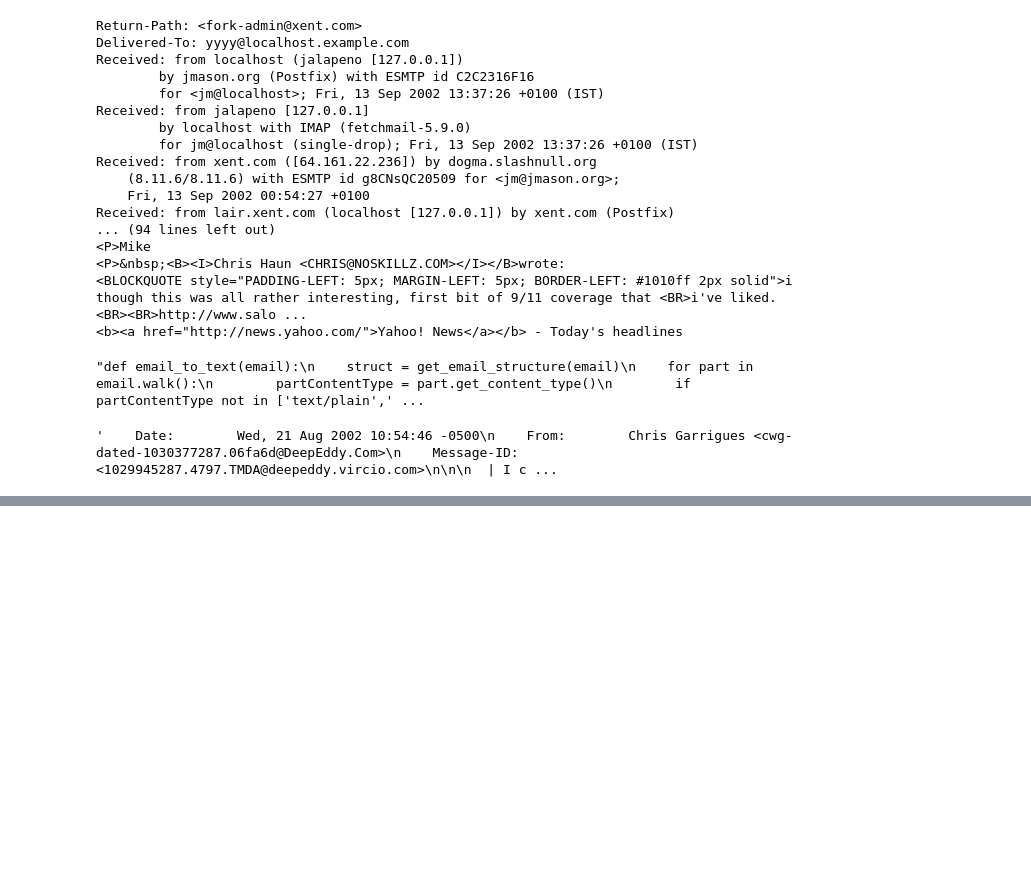
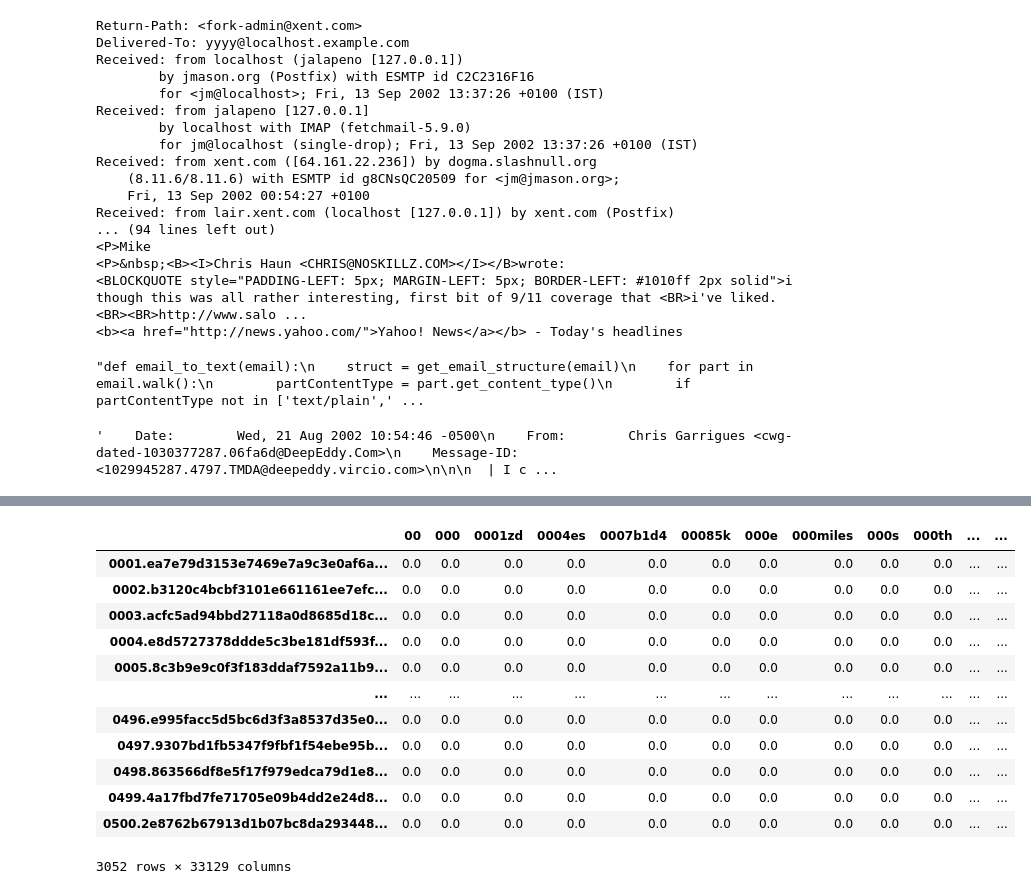
Before and after one commit to PlayerGhost/ciencia_de_dados_data_analysis, a Jupyter notebook: email_classification.ipynb, the cells around one changed output, grey strips where cells are left out. Cells and saved outputs as stored; diff of their text form; code cells hidden in the pictures; blank space fills up the shorter version.

```diff
--- a/email_classification.ipynb
+++ b/email_classification.ipynb
@@ -203,0 +273,16 @@ terms:  0
+# %%
+dfTfidfArray
+# %% [output]
+|  | 00 | 000 | 0001zd | 0004es | 0007b1d4 | 00085k | 000e | 000miles | 000s | 000th | ... | ... |
+| 0001.ea7e79d3153e7469e7a9c3e0af6a... | 0.0 | 0.0 | 0.0 | 0.0 | 0.0 | 0.0 | 0.0 | 0.0 | 0.0 | 0.0 | ... | ... |
+| 0002.b3120c4bcbf3101e661161ee7efc... | 0.0 | 0.0 | 0.0 | 0.0 | 0.0 | 0.0 | 0.0 | 0.0 | 0.0 | 0.0 | ... | ... |
+| 0003.acfc5ad94bbd27118a0d8685d18c... | 0.0 | 0.0 | 0.0 | 0.0 | 0.0 | 0.0 | 0.0 | 0.0 | 0.0 | 0.0 | ... | ... |
+| 0004.e8d5727378ddde5c3be181df593f... | 0.0 | 0.0 | 0.0 | 0.0 | 0.0 | 0.0 | 0.0 | 0.0 | 0.0 | 0.0 | ... | ... |
+| 0005.8c3b9e9c0f3f183ddaf7592a11b9... | 0.0 | 0.0 | 0.0 | 0.0 | 0.0 | 0.0 | 0.0 | 0.0 | 0.0 | 0.0 | ... | ... |
+| ... | ... | ... | ... | ... | ... | ... | ... | ... | ... | ... | ... | ... |
+| 0496.e995facc5d5bc6d3f3a8537d35e0... | 0.0 | 0.0 | 0.0 | 0.0 | 0.0 | 0.0 | 0.0 | 0.0 | 0.0 | 0.0 | ... | ... |
+| 0497.9307bd1fb5347f9fbf1f54ebe95b... | 0.0 | 0.0 | 0.0 | 0.0 | 0.0 | 0.0 | 0.0 | 0.0 | 0.0 | 0.0 | ... | ... |
+| 0498.863566df8e5f17f979edca79d1e8... | 0.0 | 0.0 | 0.0 | 0.0 | 0.0 | 0.0 | 0.0 | 0.0 | 0.0 | 0.0 | ... | ... |
+| 0499.4a17fbd7fe71705e09b4dd2e24d8... | 0.0 | 0.0 | 0.0 | 0.0 | 0.0 | 0.0 | 0.0 | 0.0 | 0.0 | 0.0 | ... | ... |
+| 0500.2e8762b67913d1b07bc8da293448... | 0.0 | 0.0 | 0.0 | 0.0 | 0.0 | 0.0 | 0.0 | 0.0 | 0.0 | 0.0 | ... | ... |
+3052 rows × 33129 columns
```
Also changed, not shown: parts of 14 cells of this notebook.
